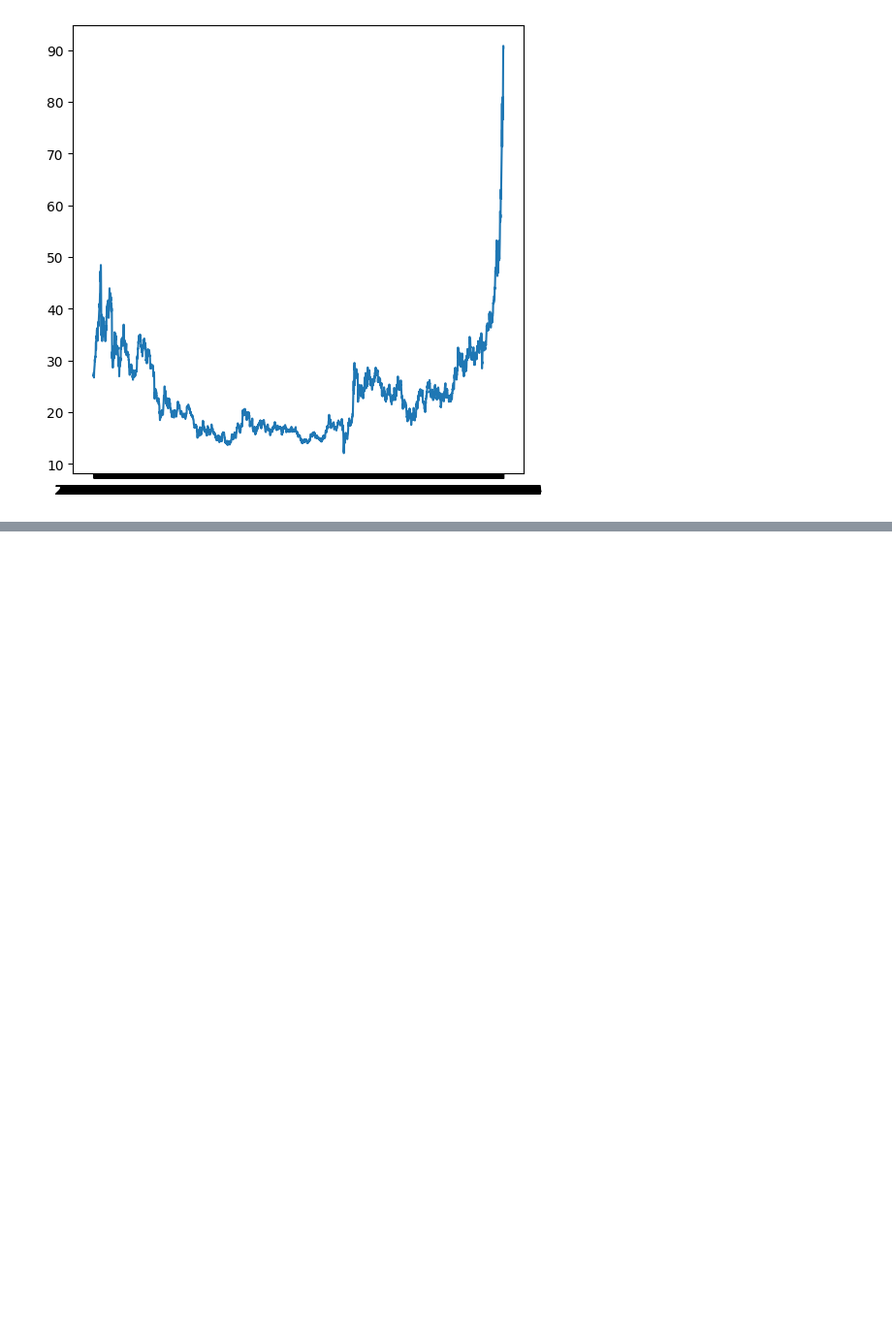
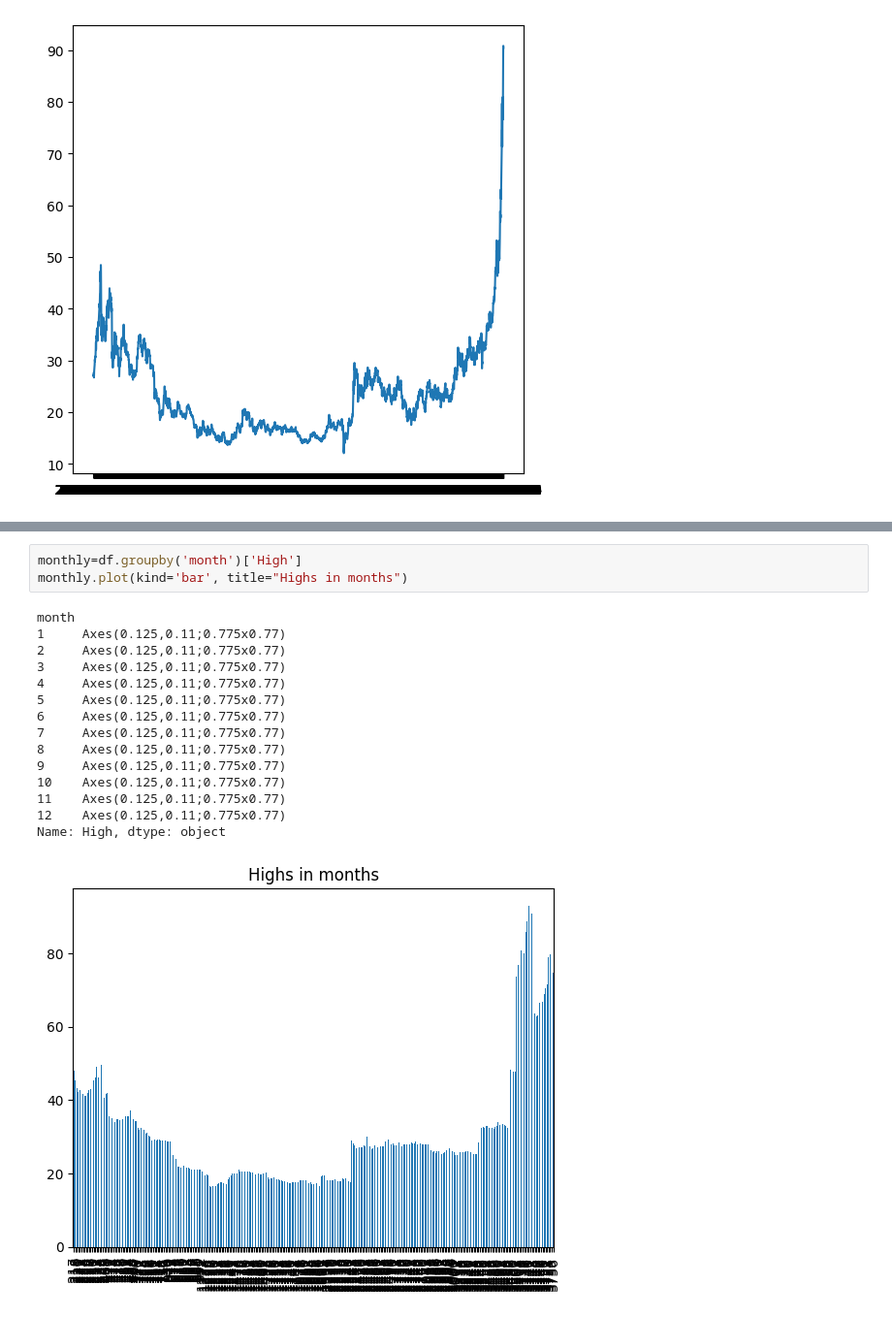
Before and after one commit to mayurimamdi/SilverRatePredAndEDA, a Jupyter notebook: notebook/EDA.ipynb, the cells around one changed output, grey strips where cells are left out. Shown at 97% size. Saved outputs shown, nothing was run; the diff lists cells and outputs as text; blank space fills up the shorter version.

```diff
--- a/notebook/EDA.ipynb
+++ b/notebook/EDA.ipynb
@@ -207,0 +215,19 @@ plt.show()
+# %%
+monthly=df.groupby('month')['High']
+monthly.plot(kind='bar', title="Highs in months")
+# %% [output]
+month
+1     Axes(0.125,0.11;0.775x0.77)
+2     Axes(0.125,0.11;0.775x0.77)
+3     Axes(0.125,0.11;0.775x0.77)
+4     Axes(0.125,0.11;0.775x0.77)
+5     Axes(0.125,0.11;0.775x0.77)
+6     Axes(0.125,0.11;0.775x0.77)
+7     Axes(0.125,0.11;0.775x0.77)
+8     Axes(0.125,0.11;0.775x0.77)
+9     Axes(0.125,0.11;0.775x0.77)
+10    Axes(0.125,0.11;0.775x0.77)
+11    Axes(0.125,0.11;0.775x0.77)
+12    Axes(0.125,0.11;0.775x0.77)
+Name: High, dtype: object
+[figure, added]
```
Also changed, not shown: parts of 3 cells of this notebook.
